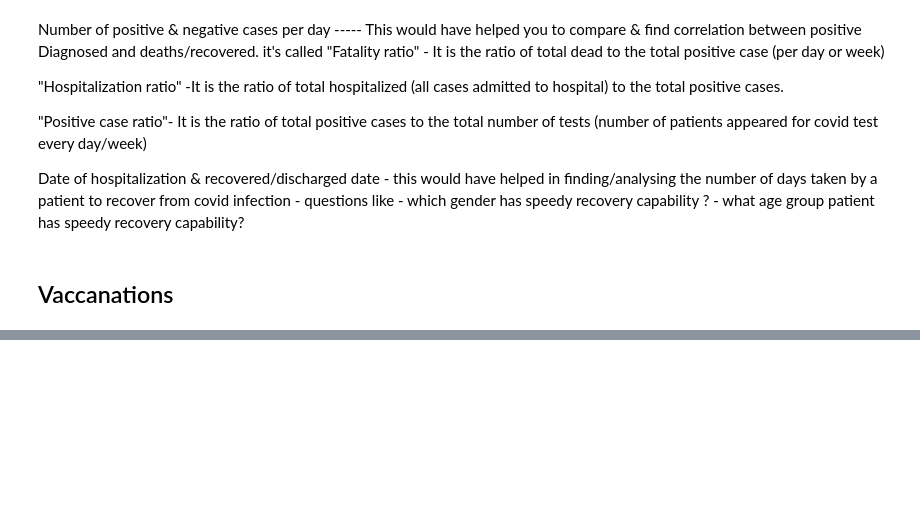
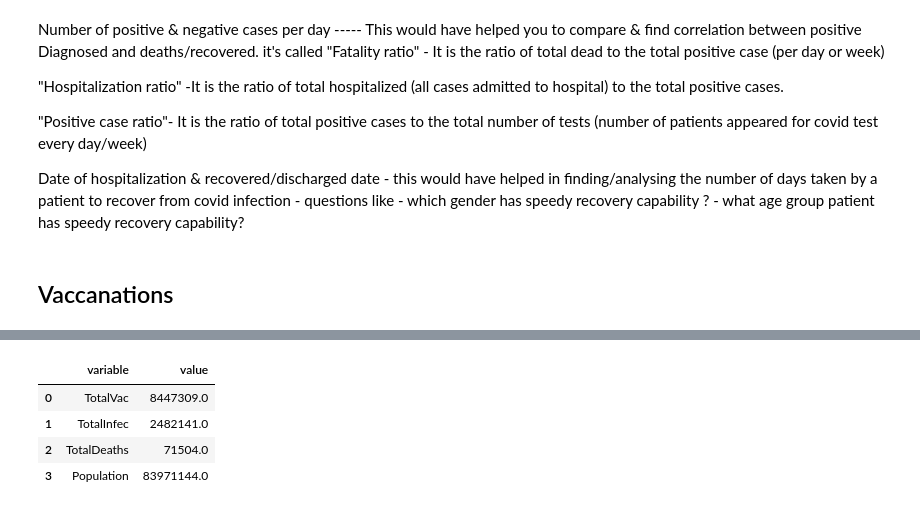
Before and after one commit to SebastianW89/COVID_19_GERMANY, a Jupyter notebook: COVID_WORLD.ipynb, the cells around one changed output, grey strips where cells are left out. Cells and saved outputs as stored; diff of their text form; code cells hidden in the pictures; blank space fills up the shorter version.

```diff
--- a/COVID_WORLD.ipynb
+++ b/COVID_WORLD.ipynb
@@ -432,3 +545,11 @@ pop_germ
+# %%
+f_pop
+# %% [output]
+|  | variable | value |
+| 0 | TotalVac | 8447309.0 |
+| 1 | TotalInfec | 2482141.0 |
+| 2 | TotalDeaths | 71504.0 |
+| 3 | Population | 83971144.0 |
 # %%
 sum(vac['TotalVaccanations'])
 np.mean(vac['TotalVaccanations'])
```
Also changed, not shown: parts of 17 cells of this notebook.
